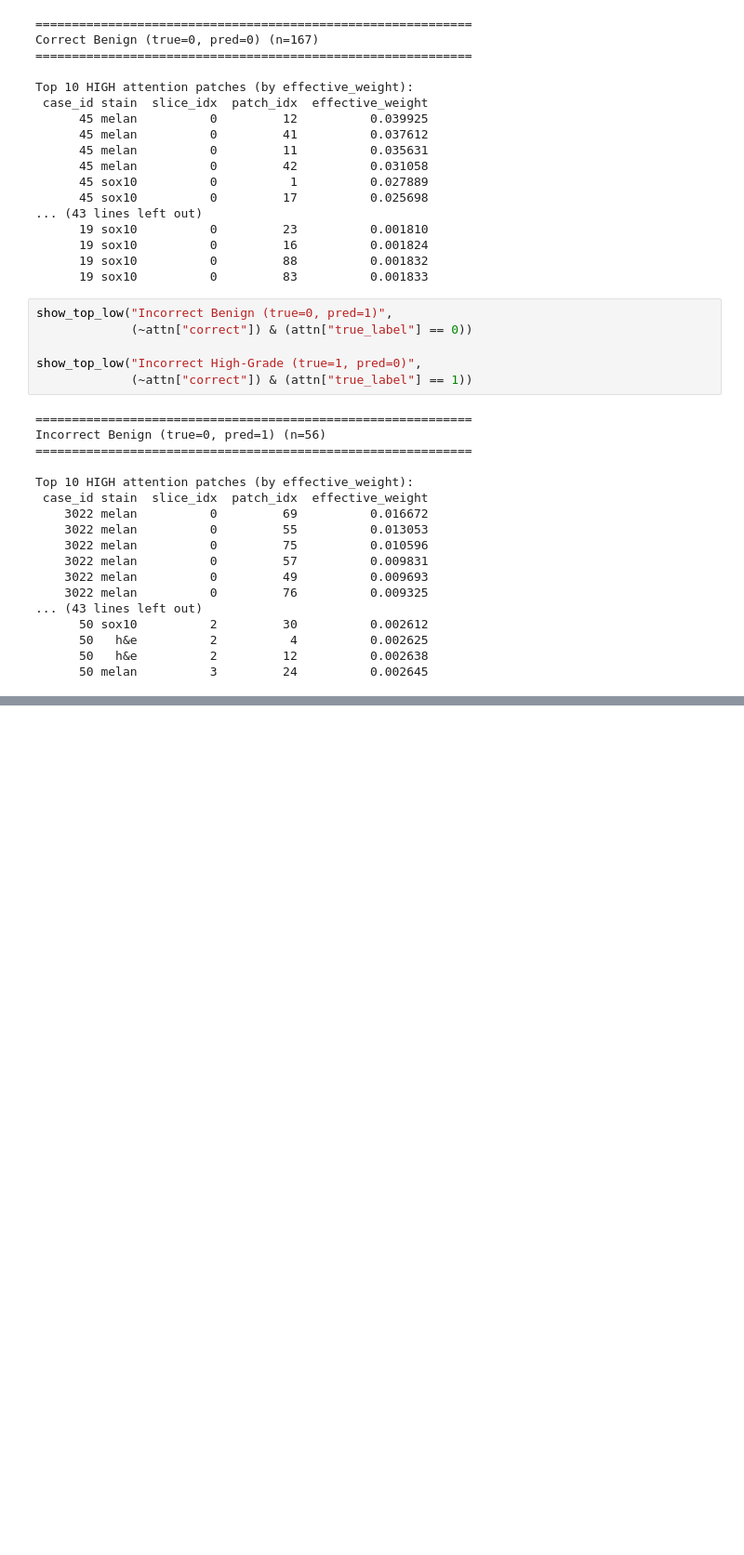
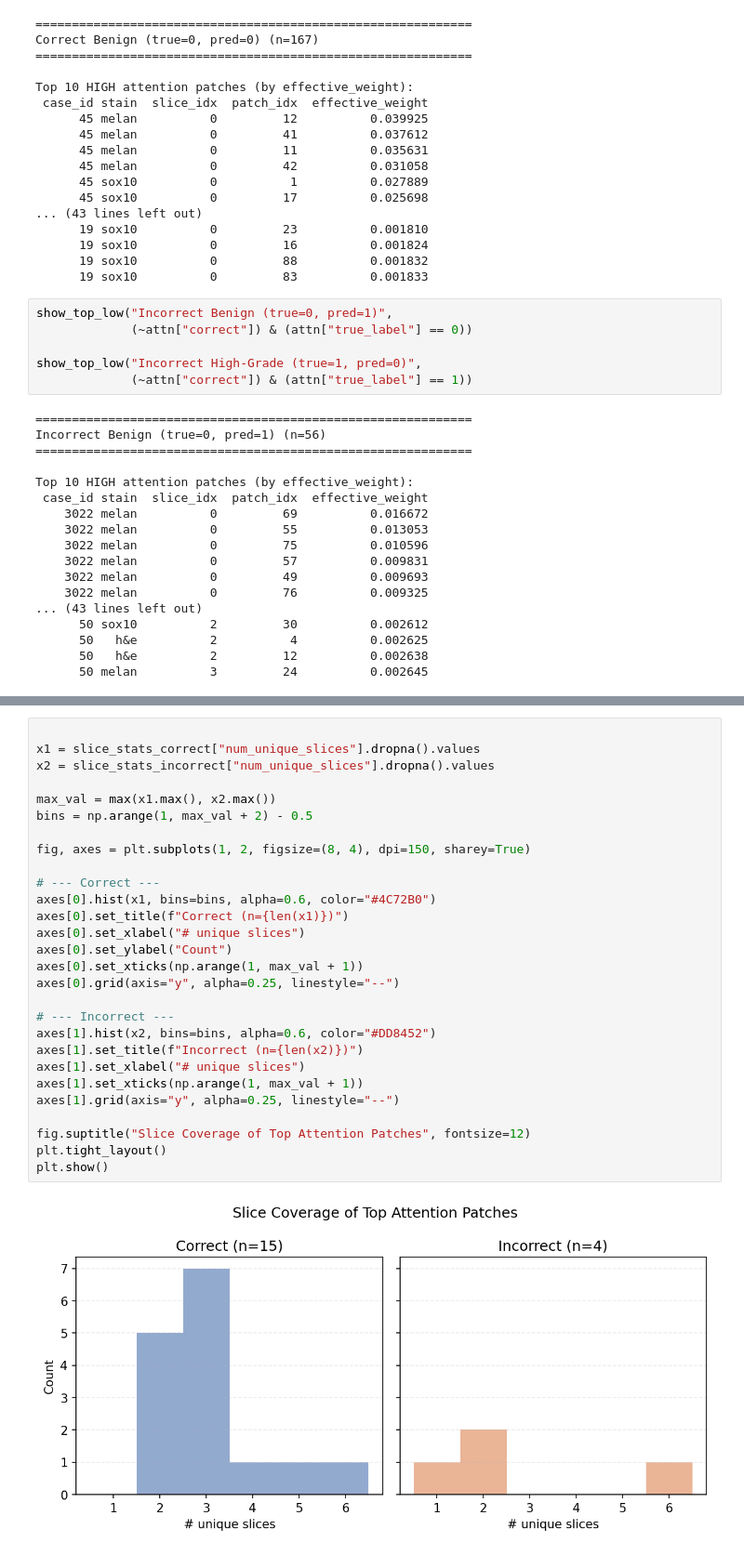
Before and after one commit to arvindkrishna87/STAT390_Winter2026, a Jupyter notebook: Team6/Code/Code2_KimiaNet_10Feb_Team6/presentation2_visualization.ipynb, the cells around one changed output, grey strips where cells are left out. Shown at 93% size. Drawn from its saved outputs; the diff is of its cells as text; blank space fills up the shorter version.

```diff
--- a/Team6/Code/Code2_KimiaNet_10Feb_Team6/presentation2_visualization.ipynb
+++ b/Team6/Code/Code2_KimiaNet_10Feb_Team6/presentation2_visualization.ipynb
@@ -335,0 +397,30 @@ Top 10 HIGH attention patches (by effective_weight):
+# %%
+
+x1 = slice_stats_correct["num_unique_slices"].dropna().values
+x2 = slice_stats_incorrect["num_unique_slices"].dropna().values
+
+max_val = max(x1.max(), x2.max())
+bins = np.arange(1, max_val + 2) - 0.5
+
+fig, axes = plt.subplots(1, 2, figsize=(8, 4), dpi=150, sharey=True)
+
+# --- Correct ---
+axes[0].hist(x1, bins=bins, alpha=0.6, color="#4C72B0")
+axes[0].set_title(f"Correct (n={len(x1)})")
+axes[0].set_xlabel("# unique slices")
+axes[0].set_ylabel("Count")
+axes[0].set_xticks(np.arange(1, max_val + 1))
+axes[0].grid(axis="y", alpha=0.25, linestyle="--")
+
+# --- Incorrect ---
+axes[1].hist(x2, bins=bins, alpha=0.6, color="#DD8452")
+axes[1].set_title(f"Incorrect (n={len(x2)})")
+axes[1].set_xlabel("# unique slices")
+axes[1].set_xticks(np.arange(1, max_val + 1))
+axes[1].grid(axis="y", alpha=0.25, linestyle="--")
+
+fig.suptitle("Slice Coverage of Top Attention Patches", fontsize=12)
+plt.tight_layout()
+plt.show()
+# %% [output]
+[figure, added]
```
Also changed, not shown: parts of 9 cells of this notebook.
